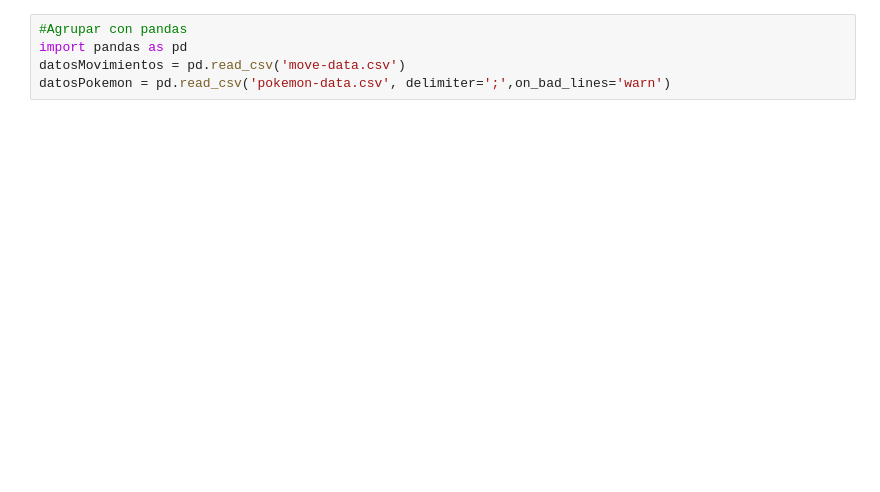
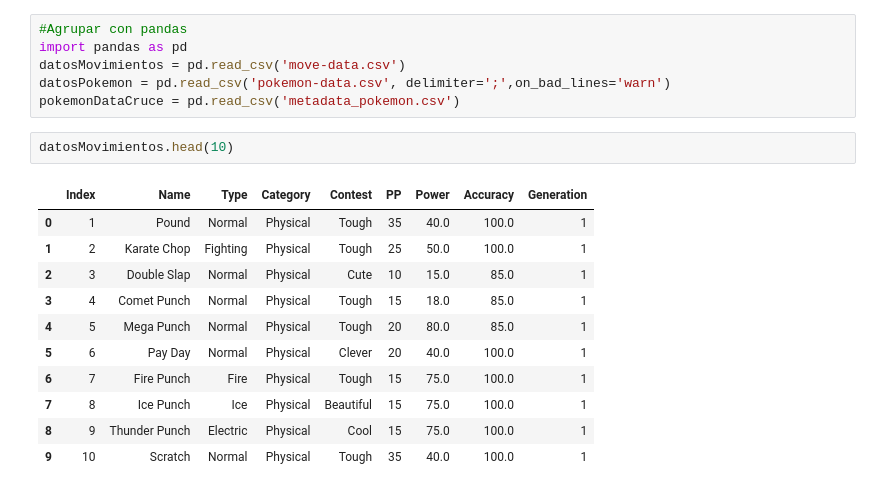
Before and after one commit to DennisCeballos/EquipoPkm, a Jupyter notebook: ProyectoEquipoPkm.ipynb, the cells around one changed output. Cells and saved outputs as stored; diff of their text form; blank space fills up the shorter version.

```diff
--- a/ProyectoEquipoPkm.ipynb
+++ b/ProyectoEquipoPkm.ipynb
@@ -24,4 +39,19 @@ Archive:  competitive-pokemon-dataset.zip
 import pandas as pd
 datosMovimientos = pd.read_csv('move-data.csv')
 datosPokemon = pd.read_csv('pokemon-data.csv', delimiter=';',on_bad_lines='warn')
+pokemonDataCruce = pd.read_csv('metadata_pokemon.csv')
+# %%
+datosMovimientos.head(10)
+# %% [output]
+|  | Index | Name | Type | Category | Contest | PP | Power | Accuracy | Generation |
+| 0 | 1 | Pound | Normal | Physical | Tough | 35 | 40.0 | 100.0 | 1 |
+| 1 | 2 | Karate Chop | Fighting | Physical | Tough | 25 | 50.0 | 100.0 | 1 |
+| 2 | 3 | Double Slap | Normal | Physical | Cute | 10 | 15.0 | 85.0 | 1 |
+| 3 | 4 | Comet Punch | Normal | Physical | Tough | 15 | 18.0 | 85.0 | 1 |
+| 4 | 5 | Mega Punch | Normal | Physical | Tough | 20 | 80.0 | 85.0 | 1 |
+| 5 | 6 | Pay Day | Normal | Physical | Clever | 20 | 40.0 | 100.0 | 1 |
+| 6 | 7 | Fire Punch | Fire | Physical | Tough | 15 | 75.0 | 100.0 | 1 |
+| 7 | 8 | Ice Punch | Ice | Physical | Beautiful | 15 | 75.0 | 100.0 | 1 |
+| 8 | 9 | Thunder Punch | Electric | Physical | Cool | 15 | 75.0 | 100.0 | 1 |
+| 9 | 10 | Scratch | Normal | Physical | Tough | 35 | 40.0 | 100.0 | 1 |
 # %%
```
Also changed, not shown: parts of 5 cells of this notebook.
